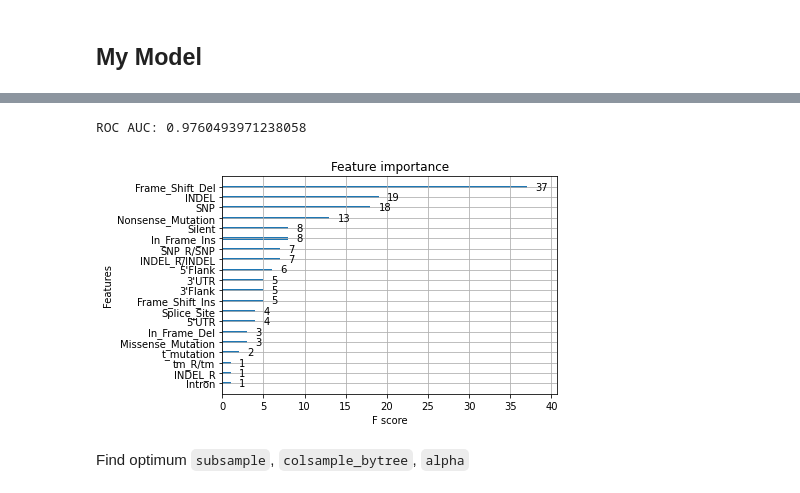
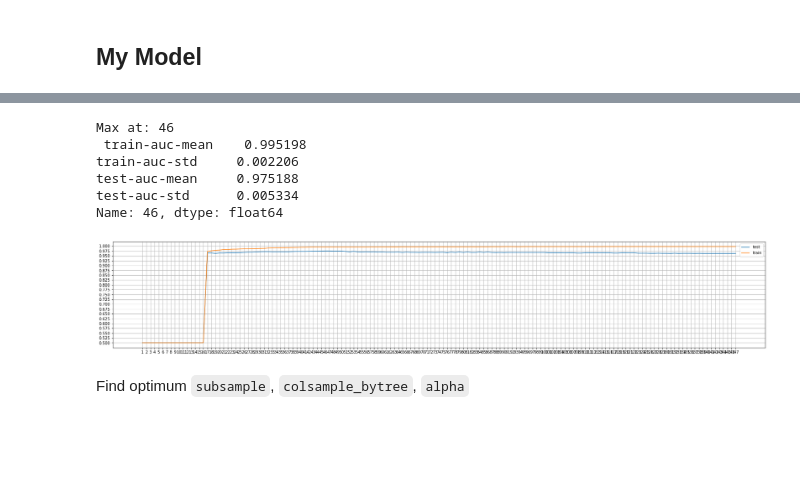
Before and after one commit to ThewBear/biomedical-engineering, a Jupyter notebook: MSIpred2.ipynb, the cells around one changed output, grey strips where cells are left out. Cells and saved outputs as stored; diff of their text form; code cells hidden in the pictures; blank space fills up the shorter version.

```diff
--- a/MSIpred2.ipynb
+++ b/MSIpred2.ipynb
@@ -128,26 +158,18 @@ Find optimum `max_depth`, `min_child_weight`, `gamma`
 # %%
-from bayes_opt import BayesianOptimization
-
-def xgb_auc(**kwargs):
-    params = {**param, **kwargs}
-    params['max_depth'] = int(params['max_depth'])
-    results = xgb.cv(params, dtrain, num_round, metrics='auc')
-    return results.iloc[-1]['test-auc-mean']
+param = {
+    **param,
+    'max_depth': int(optimizer.max['params']['max_depth'])
+}
 
 hyperparameter_space = {
-    'max_depth': (2, 15),
-    'min_child_weight': (1, 5),
-    'gamma': (0, 2)
+    'min_child_weight': (0, 3),
+    'gamma': (0, 3)
 }
 
 optimizer = BayesianOptimization(f=xgb_auc,
                                  pbounds=hyperparameter_space,
                                  random_state=1,
                                  verbose=1)
-optimizer.maximize(
-    init_points=30,
-    n_iter=200
-)
 
-optimizer.max
+optimizer.maximize(init_points, n_iter)
 # %% [output]
@@ -173,11 +181,19 @@ xgb_cv(param)
-# %%
-num_round = 18
-clf = xgb.train(param, dtrain, num_round)
-xgb.plot_importance(clf);
-print("ROC AUC:", roc_auc_score(y_train, clf.predict(dtrain)))
-# %% [output]
-ROC AUC: 0.9760493971238058
-[figure, removed]
+# %%
+param = {
+    **param,
+    'min_child_weight': optimizer.max['params']['min_child_weight'],
+    'gamma': optimizer.max['params']['gamma']
+}
+
+num_round = xgb_cv(param, num_round+100)
+# %% [output]
+Max at: 46
+ train-auc-mean    0.995198
+train-auc-std     0.002206
+test-auc-mean     0.975188
+test-auc-std      0.005334
+Name: 46, dtype: float64
+[figure, added]
 # %% [markdown]
 Find optimum `subsample`, `colsample_bytree`, `alpha`
 # %%
```
Also changed, not shown: parts of 18 cells of this notebook.
